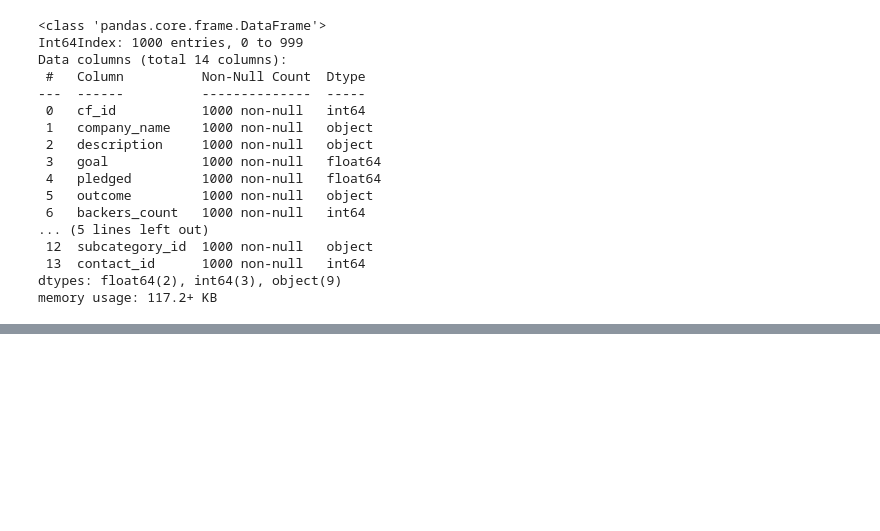
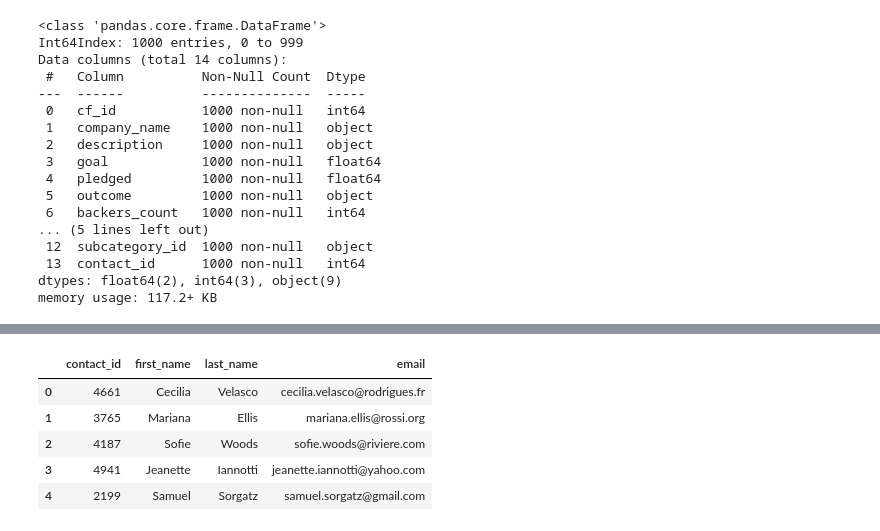
Before and after one commit to benfogler/Crowdfunding-ETL, a Jupyter notebook: crowdfunding_df_extraction.ipynb, the cells around one changed output, grey strips where cells are left out. Saved outputs shown, nothing was run; the diff lists cells and outputs as text; code cells hidden in the pictures; blank space fills up the shorter version.

```diff
--- a/crowdfunding_df_extraction.ipynb
+++ b/crowdfunding_df_extraction.ipynb
@@ -393,0 +407,15 @@ campaign_cleaned.to_csv("campaign.csv", index=False, encoding='utf8')
+# %%
+# Get the data from the first row and convert it to a dictionary.
+
+# Since each row is a Python JSON string with keys and values,
+# it can be converted into a Python dictionary by using the json.loads method.
+
+import json
+
+first_row = contact_info_df.iloc[0]['contact_info']
+
+converted_data = json.loads(first_row)
+
+# loop through the converted_data dictionary  to retrieve keys and values in the first row.
+for k, v in converted_data.items():
+    print(k,v)
@@ -393,0 +492,13 @@ campaign_cleaned.to_csv("campaign.csv", index=False, encoding='utf8')
+# %%
+# Reorder columns within the contacts_df_clean
+
+contacts_df_clean = contacts_df_clean[["contact_id", "first_name", "last_name", "email"]]
+
+contacts_df_clean.head()
+# %% [output]
+|  | contact_id | first_name | last_name | email |
+| 0 | 4661 | Cecilia | Velasco | cecilia.velasco@rodrigues.fr |
+| 1 | 3765 | Mariana | Ellis | mariana.ellis@rossi.org |
+| 2 | 4187 | Sofie | Woods | sofie.woods@riviere.com |
+| 3 | 4941 | Jeanette | Iannotti | jeanette.iannotti@yahoo.com |
+| 4 | 2199 | Samuel | Sorgatz | samuel.sorgatz@gmail.com |
```
Also changed, not shown: parts of 6 cells of this notebook, 1 other file.
